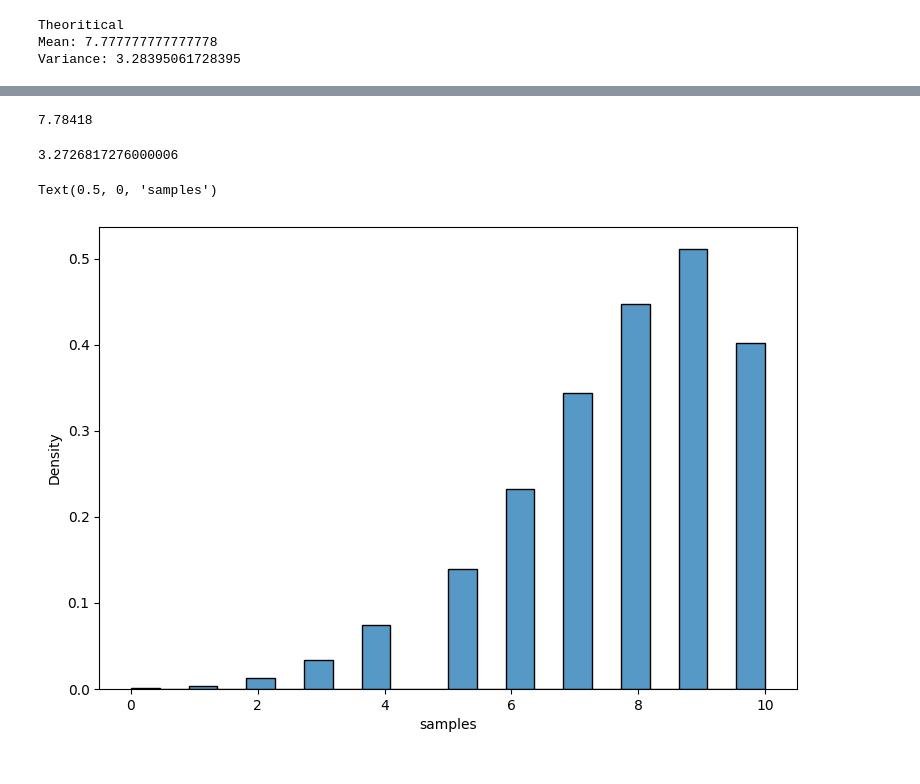
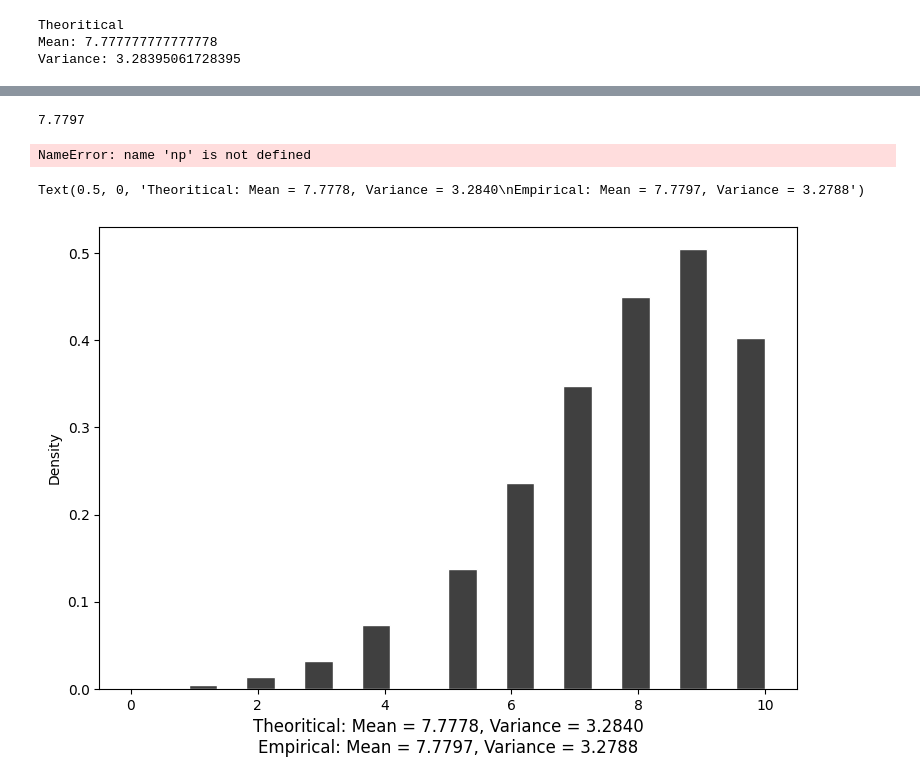
Before and after one commit to AzmainBiswas/Monte_Carlo, a Jupyter notebook: gibbs-sampleing/beta-binomial.ipynb, the cells around one changed output, grey strips where cells are left out. Cells and saved outputs as stored; diff of their text form; code cells hidden in the pictures.

Commit message:
color change and geweke z score through r

```diff
--- a/gibbs-sampleing/beta-binomial.ipynb
+++ b/gibbs-sampleing/beta-binomial.ipynb
@@ -27,8 +32,6 @@ sample = [[np.random.beta(ALPHA, BETA)], []]
 for _ in range(SAMPLE_SIZE):
     current_p = sample[0][-1]
     new_x = np.random.binomial(N, current_p)
-    new_p = np.random.beta(ALPHA, BETA)
+    new_p = np.random.beta(new_x + ALPHA, N - new_x + BETA)
     sample[0].append(new_p)
     sample[1].append(new_x)
-
-sample
@@ -53,15 +38,18 @@ sample
 # %%
 np.mean(sample[1])
 # %% [output]
-7.78418
+7.7797
 # %%
 np.var(sample[1])
 # %% [output]
-3.2726817276000006
+NameError: name 'np' is not defined
 # %%
 plt.figure(figsize=(9, 6))
-sns.histplot(sample[1],bins=22, stat="density")
-plt.xlabel("samples")
+sns.histplot(sample[1], bins=22, stat="density", color="k", edgecolor="w")
+plt.xlabel(
+    f"Theoritical: Mean = {t_mean:0.4f}, Variance = {t_variance:0.4f}\nEmpirical: Mean = {np.mean(sample[1]):0.4f}, Variance = {np.var(sample[1]):.4f}",
+    fontsize=12,
+)
 # %% [output]
-Text(0.5, 0, 'samples')
+Text(0.5, 0, 'Theoritical: Mean = 7.7778, Variance = 3.2840\nEmpirical: Mean = 7.7797, Variance = 3.2788')
-[figure, old version]
+[figure, new version]
```
Also changed, not shown: parts of 2 cells of this notebook, 20 other files.
